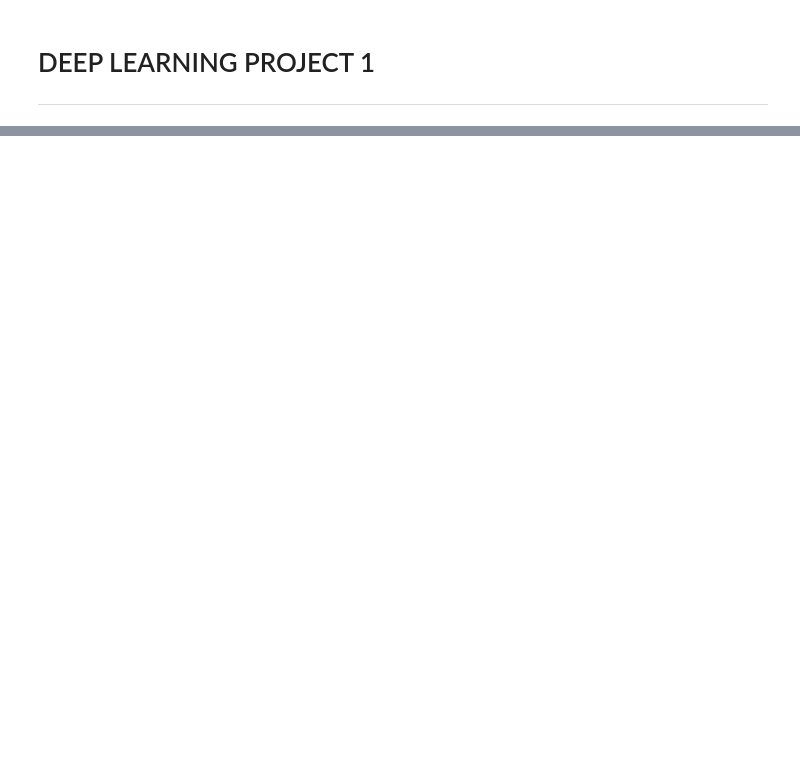
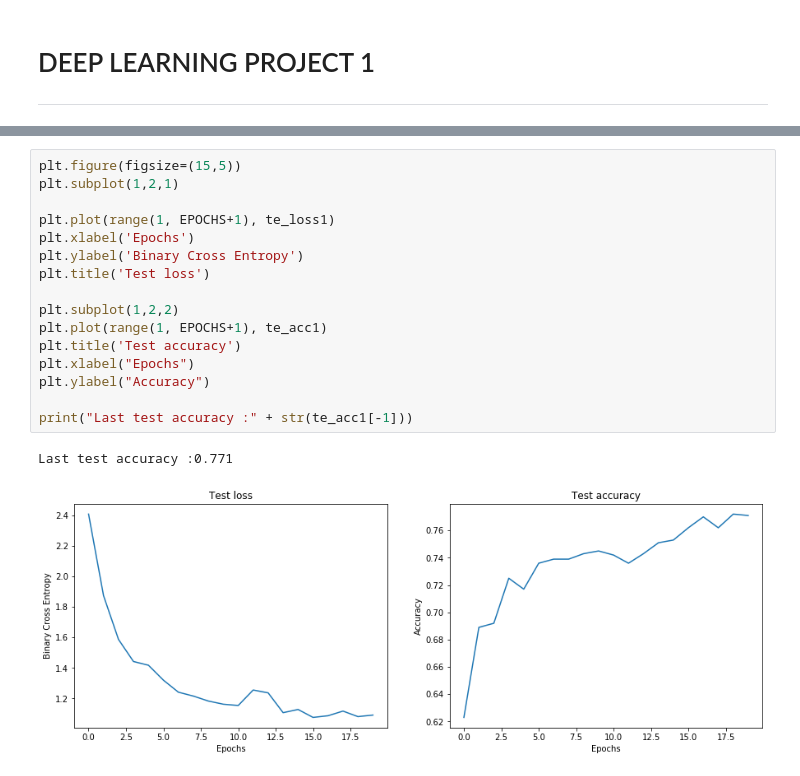
Before and after one commit to hm-haitham/DeepLearning, a Jupyter notebook: project_1/deep_learning_1_vGK.ipynb, the cells around one changed output, grey strips where cells are left out. Saved outputs shown, nothing was run; the diff lists cells and outputs as text; blank space fills up the shorter version.

```diff
--- a/project_1/deep_learning_1_vGK.ipynb
+++ b/project_1/deep_learning_1_vGK.ipynb
@@ -63,0 +121,19 @@ print(accuracy)
+# %%
+plt.figure(figsize=(15,5))
+plt.subplot(1,2,1)
+
+plt.plot(range(1, EPOCHS+1), te_loss1)
+plt.xlabel('Epochs')
+plt.ylabel('Binary Cross Entropy')
+plt.title('Test loss')
+
+plt.subplot(1,2,2)
+plt.plot(range(1, EPOCHS+1), te_acc1)
+plt.title('Test accuracy')
+plt.xlabel("Epochs")
+plt.ylabel("Accuracy")
+
+print("Last test accuracy :" + str(te_acc1[-1]))
+# %% [output]
+Last test accuracy :0.771
+[figure, added]
```
Also changed, not shown: parts of 62 cells of this notebook, 11 other files.
